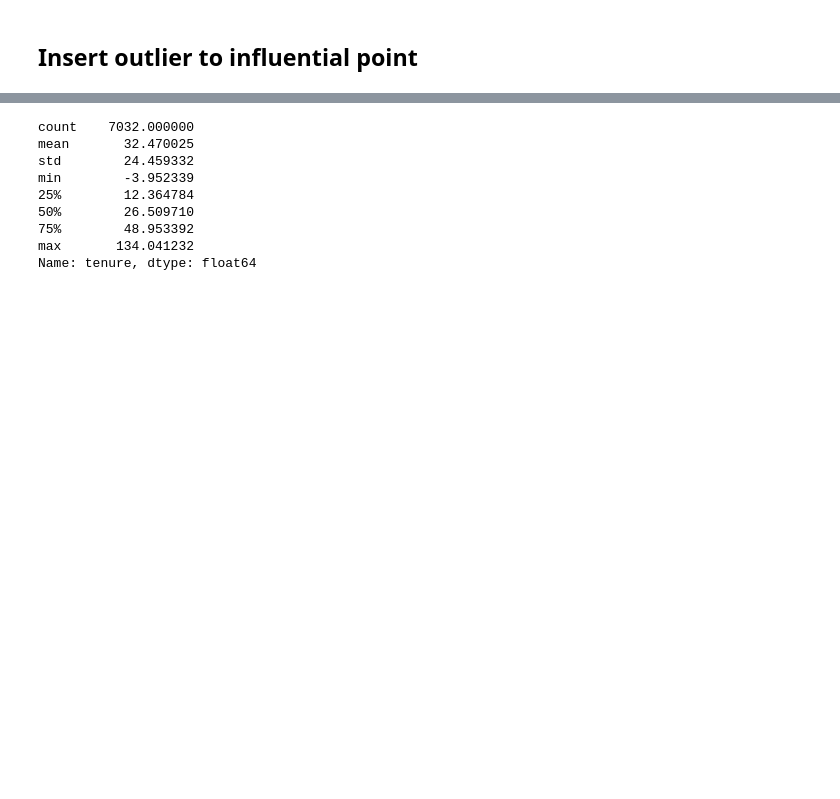
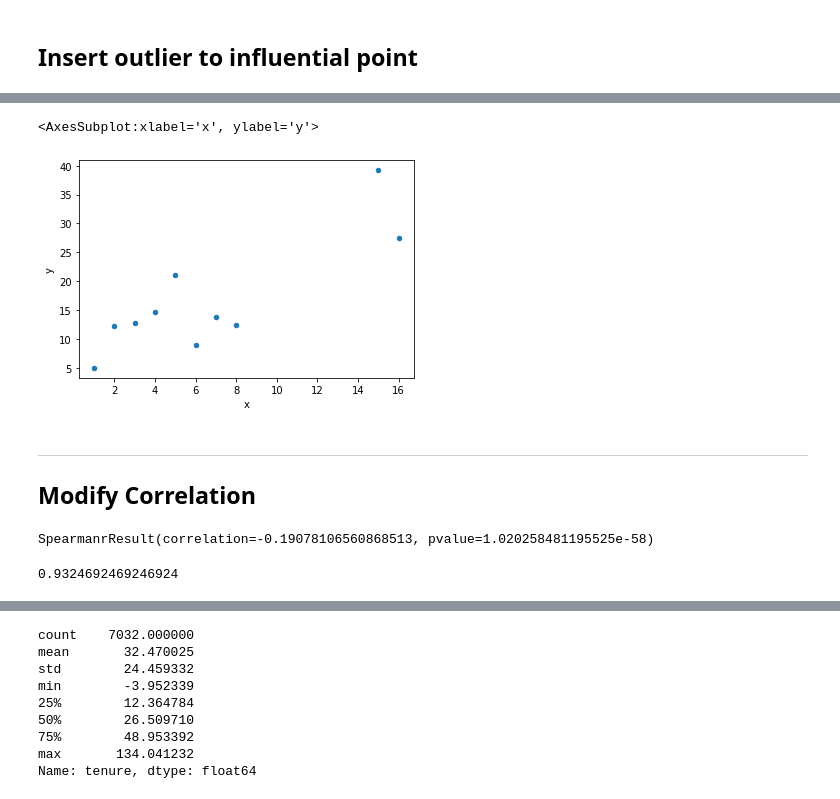
Before and after one commit to joeltanwr/DirtyDF, a Jupyter notebook: test_notebooks/testing_new_stainers.ipynb, the cells around one changed output, grey strips where cells are left out. Drawn from its saved outputs; the diff is of its cells as text; code cells hidden in the pictures; blank space fills up the shorter version.

```diff
--- a/test_notebooks/testing_new_stainers.ipynb
+++ b/test_notebooks/testing_new_stainers.ipynb
@@ -517,0 +716,2 @@ telco_sub.loc[:, 'MultipleLines':]
+# %%
+x = pd.DataFrame({'label': ['T-LIGHT', 'ASHTRAY'], 'dept':['A1', 'A2'], 'price': [2.30, 3.20]})
@@ -575,0 +910,17 @@ from statsmodels.stats.outliers_influence import *
+# %%
+rng = np.random.default_rng(12)
+x = np.arange(1, 11)
+x[-2:] = [15,16]
+
+y = x*2 + 3 + rng.normal(scale=5, size=10)
+org_df = pd.DataFrame({'x':x, 'y':y})
+
+#org_df.plot('x', 'y', kind='scatter');
+
+rr = InsertOutliers('test rr', [], [1,0], n=2)
+new_df = rr.transform(org_df, rng)[0]
+
+#import matplotlib.pyplot as plt
+#%matplotlib inline
+
+print(pd.concat((org_df, new_df), axis=1))
@@ -576,3 +939,8 @@ from statsmodels.stats.outliers_influence import *
+# %%
+new_df.plot('x', 'y', kind='scatter')
+# %% [output]
+<AxesSubplot:xlabel='x', ylabel='y'>
+[figure, added]
 # %%
 def insert_outlier(df, ycol, Xcols, n=5):
     X = add_constant(df[[Xcols]])
@@ -603,3 +971,7 @@ def insert_outlier(df, ycol, Xcols, n=5):
 
     df2.loc[replace_these, ycol] = new_y
     return df2
+# %% [markdown]
+---
+
+## Modify Correlation
@@ -605,0 +1078,13 @@ def insert_outlier(df, ycol, Xcols, n=5):
+# %%
+spearmanr(tmp.tenure, tmp.TotalCharges)
+# %% [output]
+SpearmanrResult(correlation=-0.19078106560868513, pvalue=1.020258481195525e-58)
+# %%
+rng = np.random.default_rng(12)
+x = np.arange(0, 100)
+y = x*2 + 3 + rng.normal(scale=25, size=100)
+org_df = pd.DataFrame({'x':x, 'y':y})
+
+spearmanr(org_df.x, org_df.y)[0]
+# %% [output]
+0.9324692469246924
```
Also changed, not shown: parts of 37 cells of this notebook, 1 other file.
